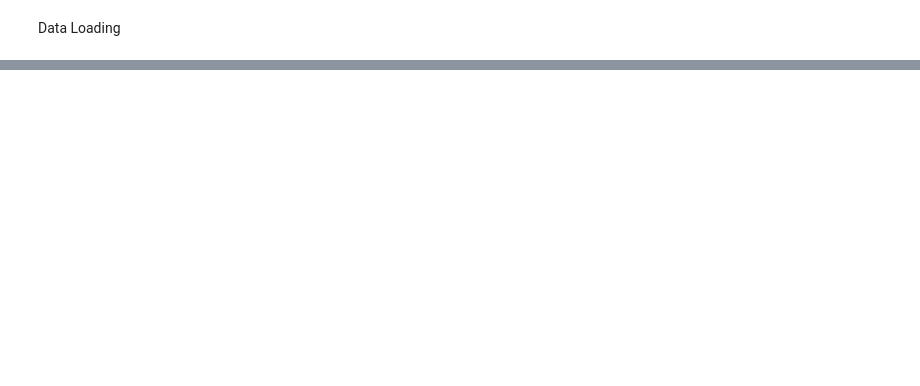
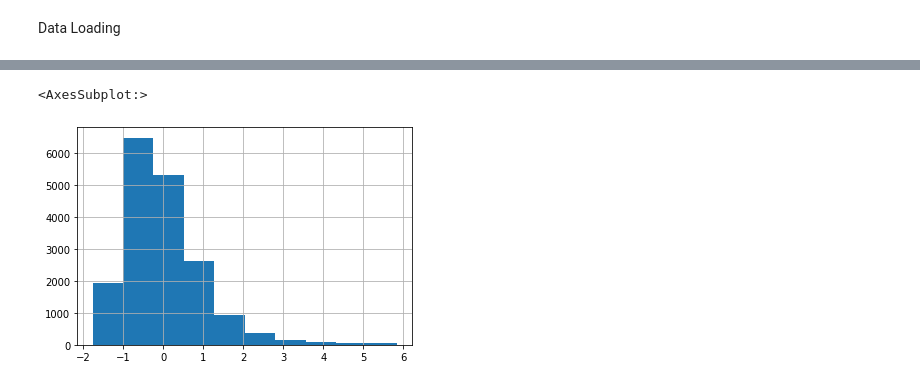
Before and after one commit to TamimEhsan2021/AiCore_IntroToModels_Prac, a Jupyter notebook: HousePricePredictions.ipynb, the cells around one changed output, grey strips where cells are left out. Saved outputs shown, nothing was run; the diff lists cells and outputs as text; code cells hidden in the pictures; blank space fills up the shorter version.

```diff
--- a/HousePricePredictions.ipynb
+++ b/HousePricePredictions.ipynb
@@ -47,0 +98,5 @@ AttributeError: module 'sklearn.datasets' has no attribute 'california_house'
+# %%
+# Removing any null values
+
+housing_pd_final = housing_pd_final.dropna()
+len(housing_pd_final)
@@ -47,0 +108,3 @@ AttributeError: module 'sklearn.datasets' has no attribute 'california_house'
+# %%
+train_pd, test_pd, val_pd = housing_pd_final[:18000], housing_pd_final[18000:19317], housing_pd_final[19317:]
+len(train_pd), len(test_pd), len(val_pd)
@@ -47,0 +113,8 @@ AttributeError: module 'sklearn.datasets' has no attribute 'california_house'
+# %%
+# Convert the datasets into to numpy to turn the data into matricies and vectors
+
+X_train, y_train = train_pd.to_numpy()[:, :-1], train_pd.to_numpy()[:, -1]
+X_val, y_val = val_pd.to_numpy()[:, :-1], val_pd.to_numpy()[:, -1]
+X_test, y_test = test_pd.to_numpy()[:, :-1], test_pd.to_numpy()[:, -1]
+
+X_train.shape, y_train.shape, X_val.shape, y_val.shape, X_test.shape, y_test.shape
@@ -47,0 +132,12 @@ AttributeError: module 'sklearn.datasets' has no attribute 'california_house'
+# %%
+from sklearn.preprocessing import StandardScaler
+import numpy as np
+
+scaler = StandardScaler().fit(X_train[:, :9])
+
+def preprocessor(X):
+  A = np.copy(X)
+  A[:, :8] = scaler.transform(A[:, :9])
+  return A
+
+X_train, X_val, X_test = preprocessor(X_train), preprocessor(X_val), preprocessor(X_test)
@@ -47,0 +157,7 @@ AttributeError: module 'sklearn.datasets' has no attribute 'california_house'
+# %%
+# Checking one of the columns to see how its been scaled
+
+pd.DataFrame(X_train)[0].hist()
+# %% [output]
+<AxesSubplot:>
+[figure, added]
```
Also changed, not shown: parts of 33 cells of this notebook, 13 other files.
